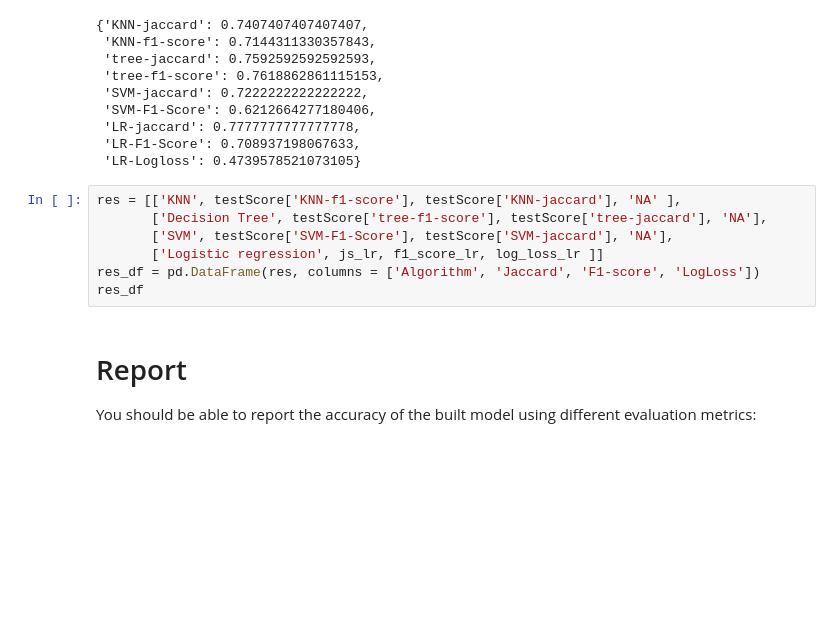
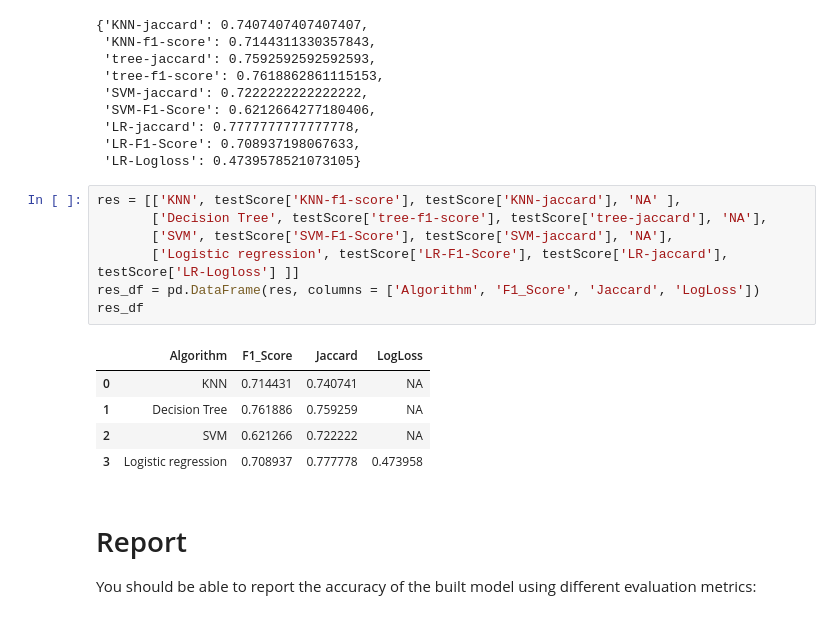
Before and after one commit to deepanshu551/Coursera_Project, a Jupyter notebook: Project.ipynb, the cells around one changed output. Saved outputs shown, nothing was run; the diff lists cells and outputs as text; blank space fills up the shorter version.

```diff
--- a/Project.ipynb
+++ b/Project.ipynb
@@ -530,10 +516,16 @@ testScore
 # %%
 res = [['KNN', testScore['KNN-f1-score'], testScore['KNN-jaccard'], 'NA' ],
        ['Decision Tree', testScore['tree-f1-score'], testScore['tree-jaccard'], 'NA'],
        ['SVM', testScore['SVM-F1-Score'], testScore['SVM-jaccard'], 'NA'],
-       ['Logistic regression', js_lr, f1_score_lr, log_loss_lr ]]
-res_df = pd.DataFrame(res, columns = ['Algorithm', 'Jaccard', 'F1-score', 'LogLoss'])
+       ['Logistic regression', testScore['LR-F1-Score'], testScore['LR-jaccard'], testScore['LR-Logloss'] ]]
+res_df = pd.DataFrame(res, columns = ['Algorithm', 'F1_Score', 'Jaccard', 'LogLoss'])
 res_df
+# %% [output]
+|  | Algorithm | F1_Score | Jaccard | LogLoss |
+| 0 | KNN | 0.714431 | 0.740741 | NA |
+| 1 | Decision Tree | 0.761886 | 0.759259 | NA |
+| 2 | SVM | 0.621266 | 0.722222 | NA |
+| 3 | Logistic regression | 0.708937 | 0.777778 | 0.473958 |
 # %% [markdown]
 # Report
 You should be able to report the accuracy of the built model using different evaluation metrics:
```
Also changed, not shown: parts of 1 cell of this notebook.
